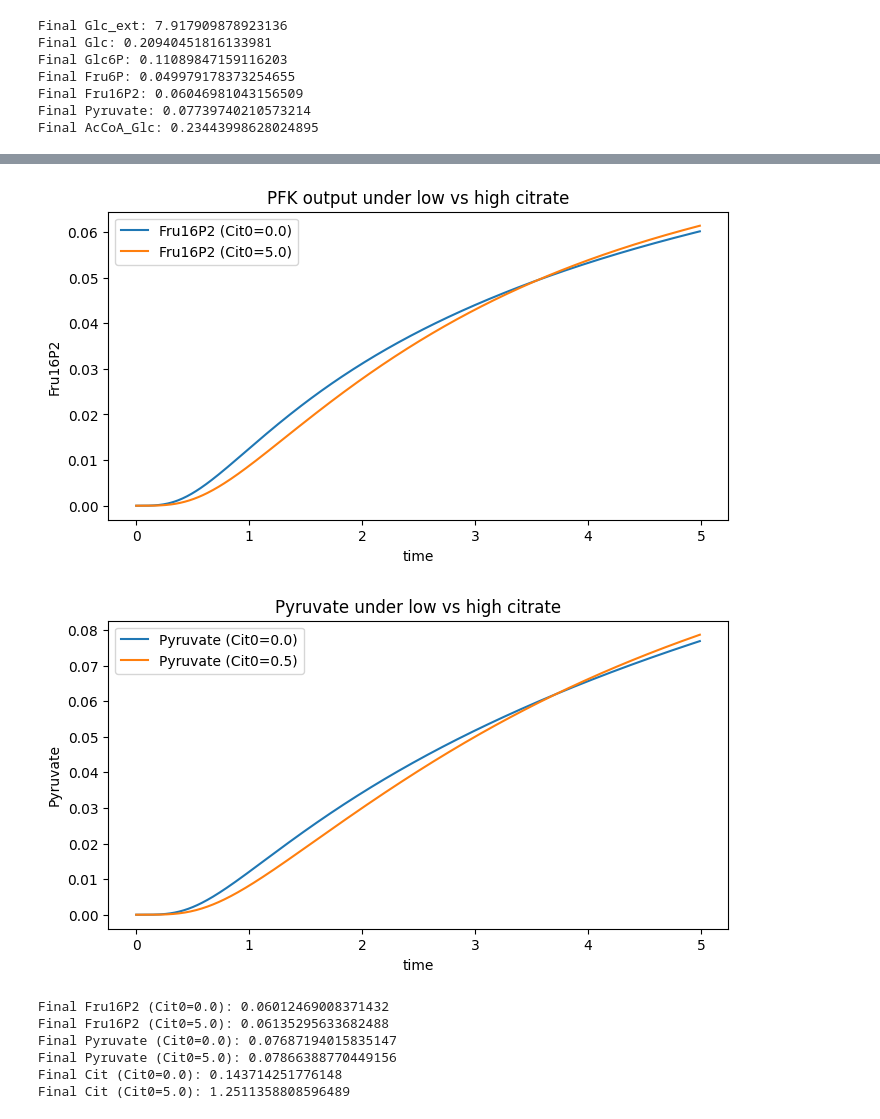
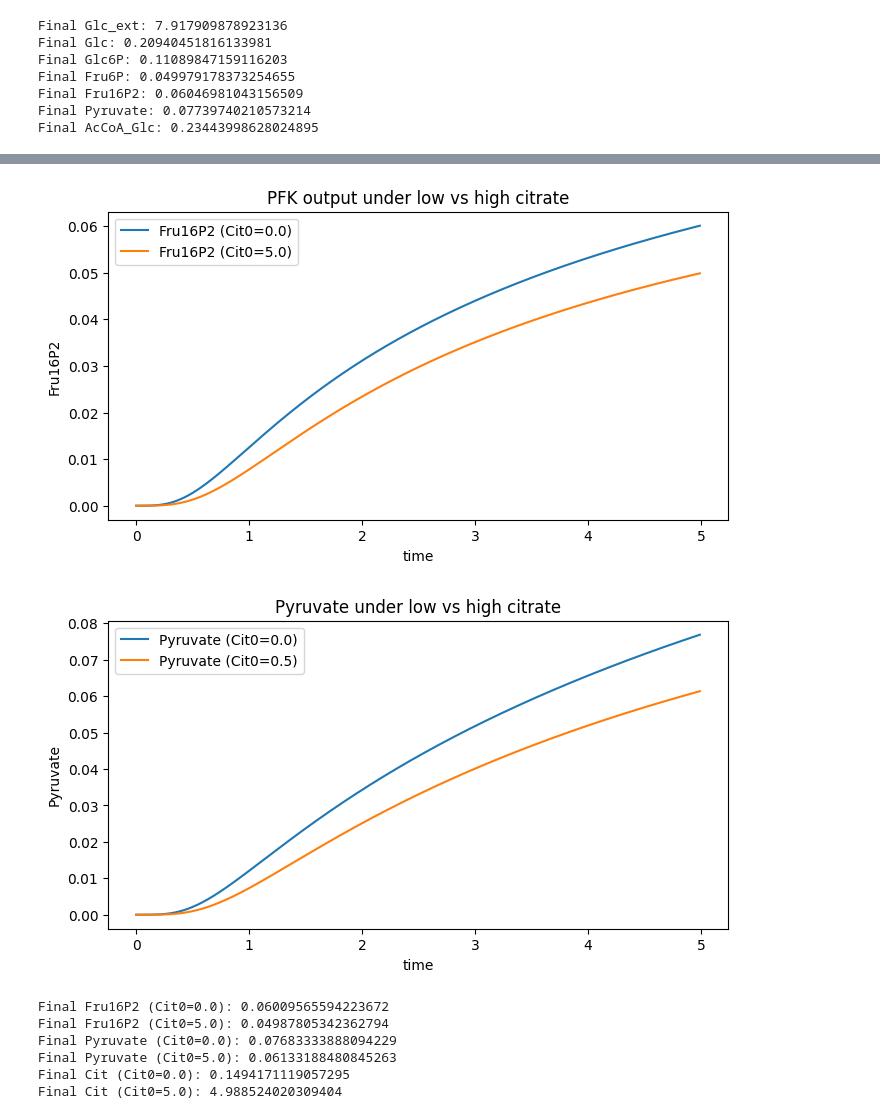
Before and after one commit to Affi26/JupyterNotebook, a Jupyter notebook: randle-cycle-real-time-interactive/src/test-kinetics-sim.ipynb, the cells around one changed output, grey strips where cells are left out. Saved outputs shown, nothing was run; the diff lists cells and outputs as text; code cells hidden in the pictures.

```diff
--- a/randle-cycle-real-time-interactive/src/test-kinetics-sim.ipynb
+++ b/randle-cycle-real-time-interactive/src/test-kinetics-sim.ipynb
@@ -325,6 +327,7 @@ Fru6P      = 0.0
 Fru16P2    = 0.0
 Pyruvate   = 0.0
 AcCoA_Glc  = 0.0
+AcCoA_Fat  = 0.0    # <-- added for citrate ODE
 Cit        = 0.0
 
 
@@ -359,7 +362,9 @@ for _ in range(steps):
     Fru16P2   += dt * kinetics.dFru16P2_dt(Fru16P2, Fru6P, Cit)
     Pyruvate  += dt * kinetics.dPyruvate_dt(Pyruvate, Fru16P2, AcCoA_Glc)
     AcCoA_Glc += dt * kinetics.dAcetylCoA_Glc_dt(AcCoA_Glc, Pyruvate, ATP_draw)
-    Cit       += dt * kinetics.dCit_dt(Cit, AcCoA_Glc)   # NEW: citrate dynamics
+
+    # NEW: citrate from both AcCoA pools
+    Cit       += dt * kinetics.dCit_dt(Cit, AcCoA_Glc, AcCoA_Fat, Glc)
 
     history.append([
         Glc_ext, Glc, Glc6P, Fru6P, Fru16P2,
@@ -426,6 +431,7 @@ def run_case(Cit0):
     Fru16P2    = 0.0
     Pyruvate   = 0.0
     AcCoA_Glc  = 0.0
+    AcCoA_Fat  = 0.0
     Cit        = Cit0
 
     Fru16P2_hist = []
@@ -440,7 +446,7 @@ def run_case(Cit0):
         Fru16P2   += dt * kinetics.dFru16P2_dt(Fru16P2, Fru6P, Cit)
         Pyruvate  += dt * kinetics.dPyruvate_dt(Pyruvate, Fru16P2, AcCoA_Glc)
         AcCoA_Glc += dt * kinetics.dAcetylCoA_Glc_dt(AcCoA_Glc, Pyruvate, ATP_draw)
-        Cit       += dt * kinetics.dCit_dt(Cit, AcCoA_Glc)
+        Cit       += dt * kinetics.dCit_dt(Cit, AcCoA_Glc, AcCoA_Fat, Glc)
 
         Fru16P2_hist.append(Fru16P2)
         Pyr_hist.append(Pyruvate)
@@ -461,38 +467,38 @@ t = np.arange(steps) * dt
 # ----------------------------
 plt.figure(figsize=(8,4))
 plt.plot(t, F16_A, label="Fru16P2 (Cit0=0.0)")
 plt.plot(t, F16_B, label="Fru16P2 (Cit0=5.0)")
 plt.xlabel("time")
 plt.ylabel("Fru16P2")
 plt.legend()
 plt.title("PFK output under low vs high citrate")
 plt.show()
 
 # ----------------------------
 # Plot Pyruvate
 # ----------------------------
 plt.figure(figsize=(8,4))
 plt.plot(t, Pyr_A, label="Pyruvate (Cit0=0.0)")
 plt.plot(t, Pyr_B, label="Pyruvate (Cit0=0.5)")
 plt.xlabel("time")
 plt.ylabel("Pyruvate")
 plt.legend()
 plt.title("Pyruvate under low vs high citrate")
 plt.show()
 
 # Optional: final values
 print("Final Fru16P2 (Cit0=0.0):", F16_A[-1])
 print("Final Fru16P2 (Cit0=5.0):", F16_B[-1])
 print("Final Pyruvate (Cit0=0.0):", Pyr_A[-1])
 print("Final Pyruvate (Cit0=5.0):", Pyr_B[-1])
 print("Final Cit (Cit0=0.0):", Cit_A[-1])
 print("Final Cit (Cit0=5.0):", Cit_B[-1])
 # %% [output]
-[figure, old version]
+[figure, new version]
-[figure, old version]
+[figure, new version]
-Final Fru16P2 (Cit0=0.0): 0.06012469008371432
-Final Fru16P2 (Cit0=5.0): 0.06135295633682488
-Final Pyruvate (Cit0=0.0): 0.07687194015835147
-Final Pyruvate (Cit0=5.0): 0.07866388770449156
-Final Cit (Cit0=0.0): 0.143714251776148
-Final Cit (Cit0=5.0): 1.2511358808596489
+Final Fru16P2 (Cit0=0.0): 0.06009565594223672
+Final Fru16P2 (Cit0=5.0): 0.04987805342362794
+Final Pyruvate (Cit0=0.0): 0.07683333888094229
+Final Pyruvate (Cit0=5.0): 0.06133188480845263
+Final Cit (Cit0=0.0): 0.1494171119057295
+Final Cit (Cit0=5.0): 4.988524020309404
```
Also changed, not shown: parts of 16 cells of this notebook, 2 other files.
